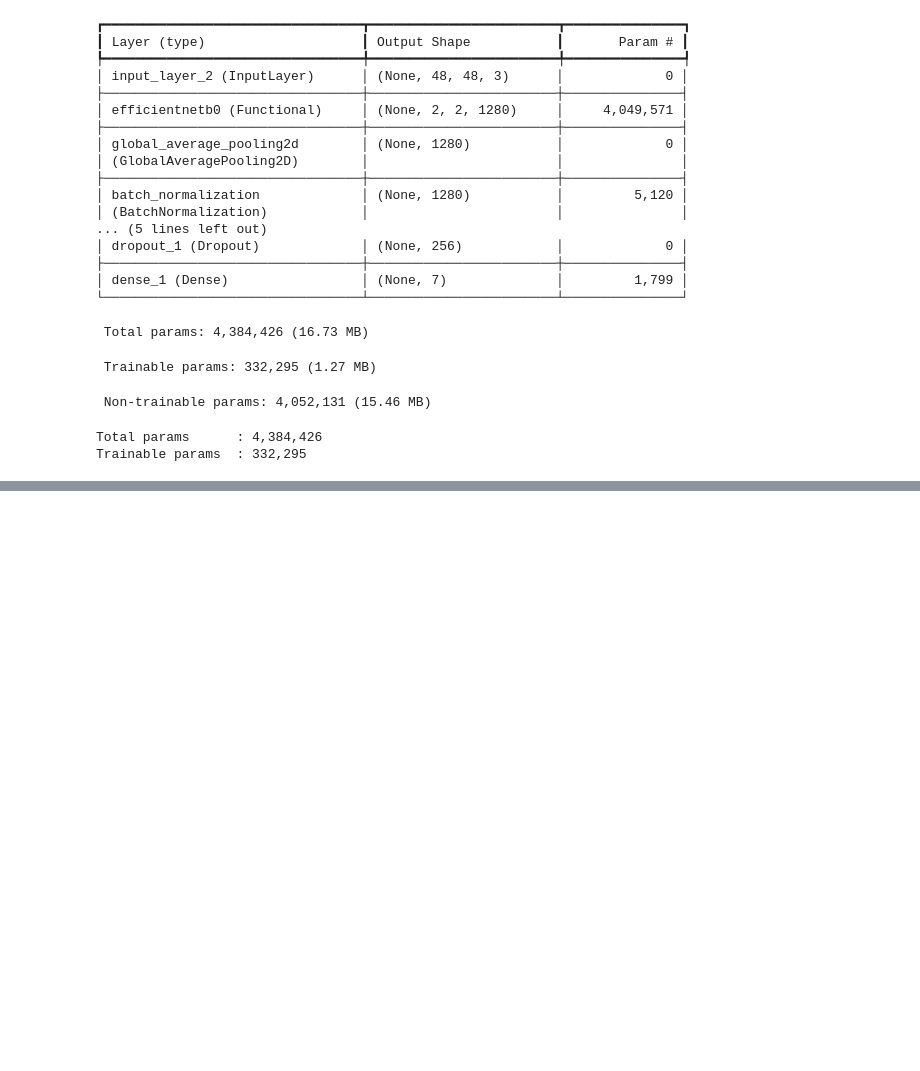
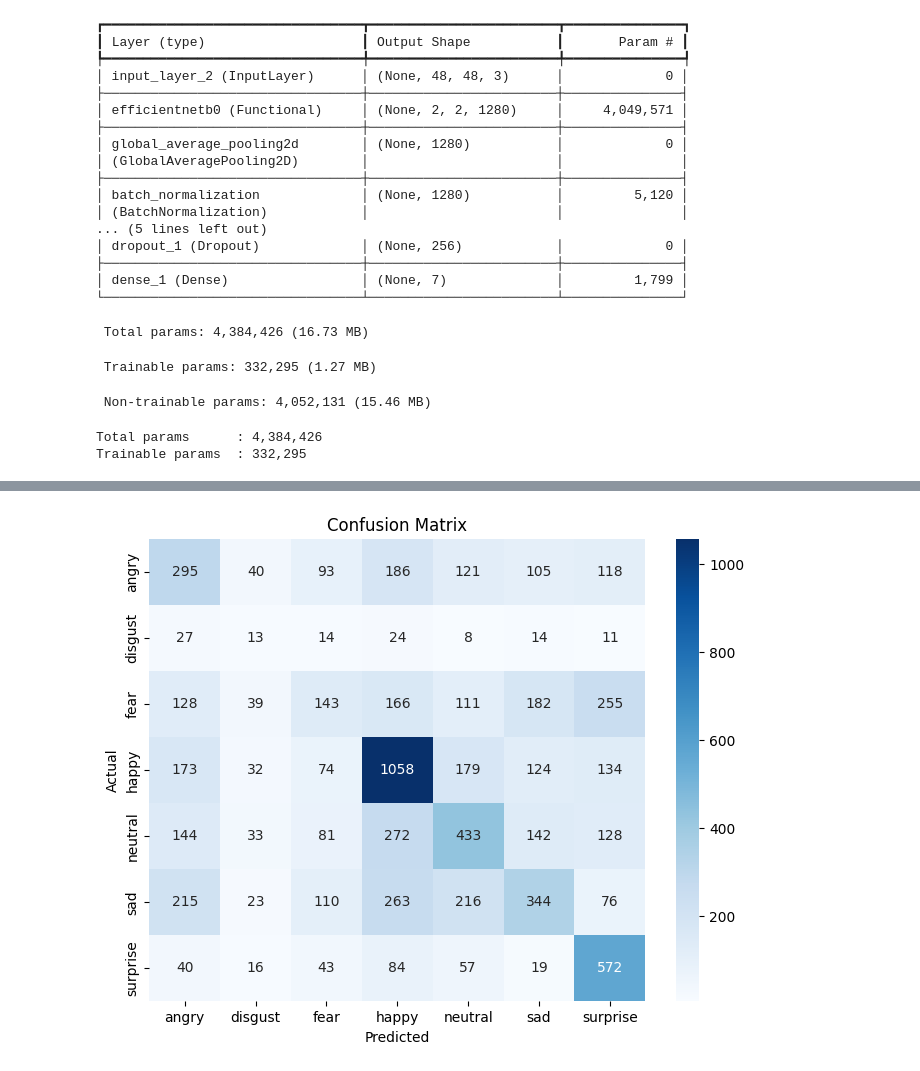
Before and after one commit to AnanduDinesan/Facial-Expression-Recognition, a Jupyter notebook: FER_Hackathon.ipynb, the cells around one changed output, grey strips where cells are left out. Cells and saved outputs as stored; diff of their text form; code cells hidden in the pictures; blank space fills up the shorter version.

Commit message:
Model evaluation

```diff
--- a/FER_Hackathon.ipynb
+++ b/FER_Hackathon.ipynb
@@ -411,0 +423,5 @@ print(f'Best val accuracy : {max(history_phase2.history["val_accuracy"]):.4f}')
+# %%
+MODEL_PATH = "fer_efficientnet_v2_final.keras"
+
+model = tf.keras.models.load_model(MODEL_PATH)
+model.summary()
@@ -411,0 +461,11 @@ print(f'Best val accuracy : {max(history_phase2.history["val_accuracy"]):.4f}')
+# %%
+y_true = []
+y_pred = []
+
+for images, labels in test_ds:
+    preds = model.predict(images, verbose=0)
+    y_true.extend(np.argmax(labels.numpy(), axis=1))
+    y_pred.extend(np.argmax(preds, axis=1))
+
+y_true = np.array(y_true)
+y_pred = np.array(y_pred)
@@ -411,0 +492,15 @@ print(f'Best val accuracy : {max(history_phase2.history["val_accuracy"]):.4f}')
+# %%
+cm = confusion_matrix(y_true, y_pred)
+
+plt.figure(figsize=(8,6))
+sns.heatmap(cm, annot=True, fmt='d',
+            xticklabels=class_names,
+            yticklabels=class_names,
+            cmap="Blues")
+
+plt.xlabel("Predicted")
+plt.ylabel("Actual")
+plt.title("Confusion Matrix")
+plt.show()
+# %% [output]
+[figure, added]
```
Also changed, not shown: parts of 6 cells of this notebook.
